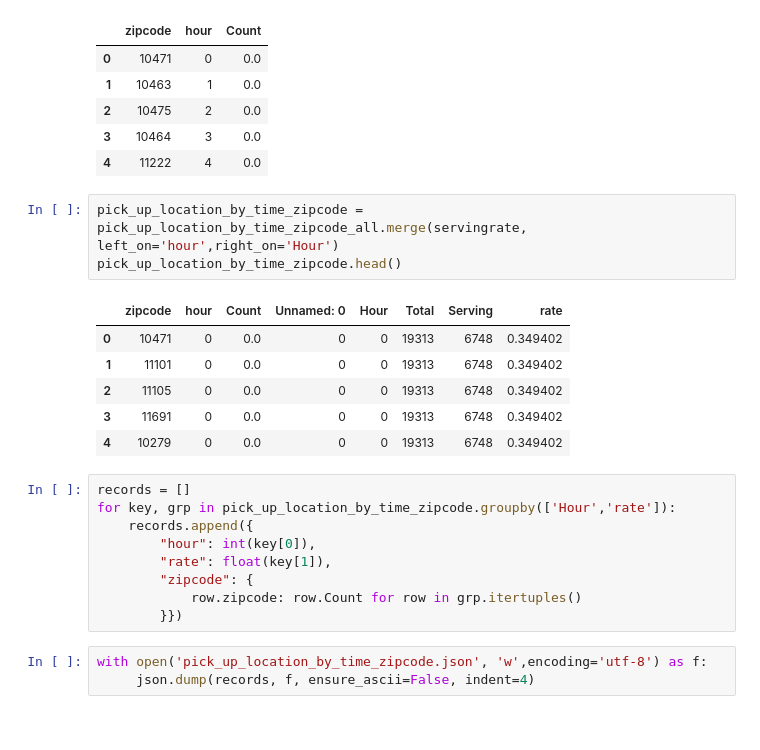
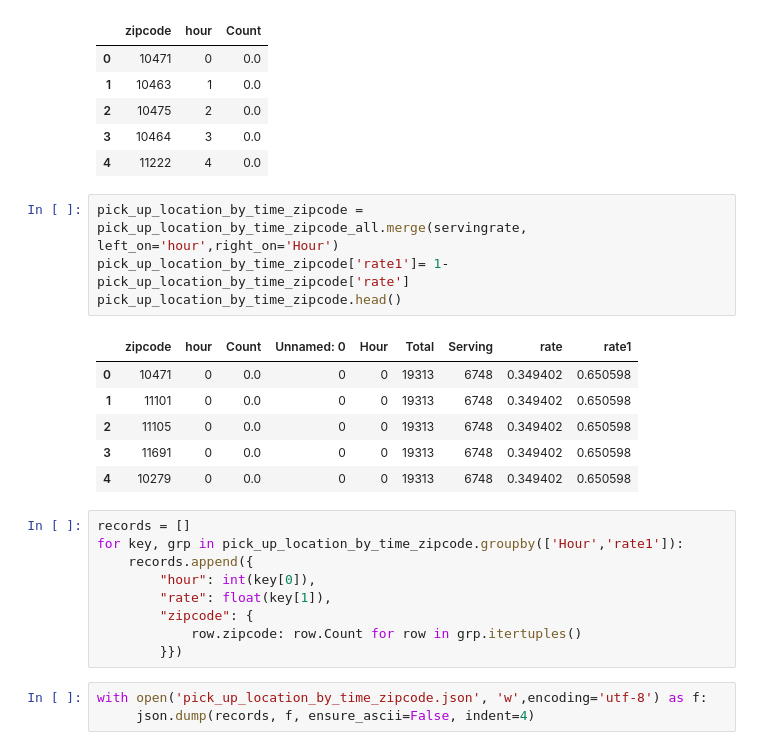
Before and after one commit to louisalulu/Data_Visualization_Final_Challenge, a Jupyter notebook: pick_up_location_by_time.ipynb, the cells around one changed output. Saved outputs shown, nothing was run; the diff lists cells and outputs as text.

```diff
--- a/pick_up_location_by_time.ipynb
+++ b/pick_up_location_by_time.ipynb
@@ -171,17 +172,18 @@ pick_up_location_by_time_zipcode_all.head()
 | 4 | 11222 | 4 | 0.0 |
 # %%
 pick_up_location_by_time_zipcode = pick_up_location_by_time_zipcode_all.merge(servingrate, left_on='hour',right_on='Hour')
+pick_up_location_by_time_zipcode['rate1']= 1- pick_up_location_by_time_zipcode['rate']
 pick_up_location_by_time_zipcode.head()
 # %% [output]
-|  | zipcode | hour | Count | Unnamed: 0 | Hour | Total | Serving | rate |
-| 0 | 10471 | 0 | 0.0 | 0 | 0 | 19313 | 6748 | 0.349402 |
-| 1 | 11101 | 0 | 0.0 | 0 | 0 | 19313 | 6748 | 0.349402 |
-| 2 | 11105 | 0 | 0.0 | 0 | 0 | 19313 | 6748 | 0.349402 |
-| 3 | 11691 | 0 | 0.0 | 0 | 0 | 19313 | 6748 | 0.349402 |
-| 4 | 10279 | 0 | 0.0 | 0 | 0 | 19313 | 6748 | 0.349402 |
+|  | zipcode | hour | Count | Unnamed: 0 | Hour | Total | Serving | rate | rate1 |
+| 0 | 10471 | 0 | 0.0 | 0 | 0 | 19313 | 6748 | 0.349402 | 0.650598 |
+| 1 | 11101 | 0 | 0.0 | 0 | 0 | 19313 | 6748 | 0.349402 | 0.650598 |
+| 2 | 11105 | 0 | 0.0 | 0 | 0 | 19313 | 6748 | 0.349402 | 0.650598 |
+| 3 | 11691 | 0 | 0.0 | 0 | 0 | 19313 | 6748 | 0.349402 | 0.650598 |
+| 4 | 10279 | 0 | 0.0 | 0 | 0 | 19313 | 6748 | 0.349402 | 0.650598 |
 # %%
 records = []
-for key, grp in pick_up_location_by_time_zipcode.groupby(['Hour','rate']):
+for key, grp in pick_up_location_by_time_zipcode.groupby(['Hour','rate1']):
     records.append({
         "hour": int(key[0]),
         "rate": float(key[1]),
```
Also changed, not shown: parts of 2 cells of this notebook, 1 other file.
